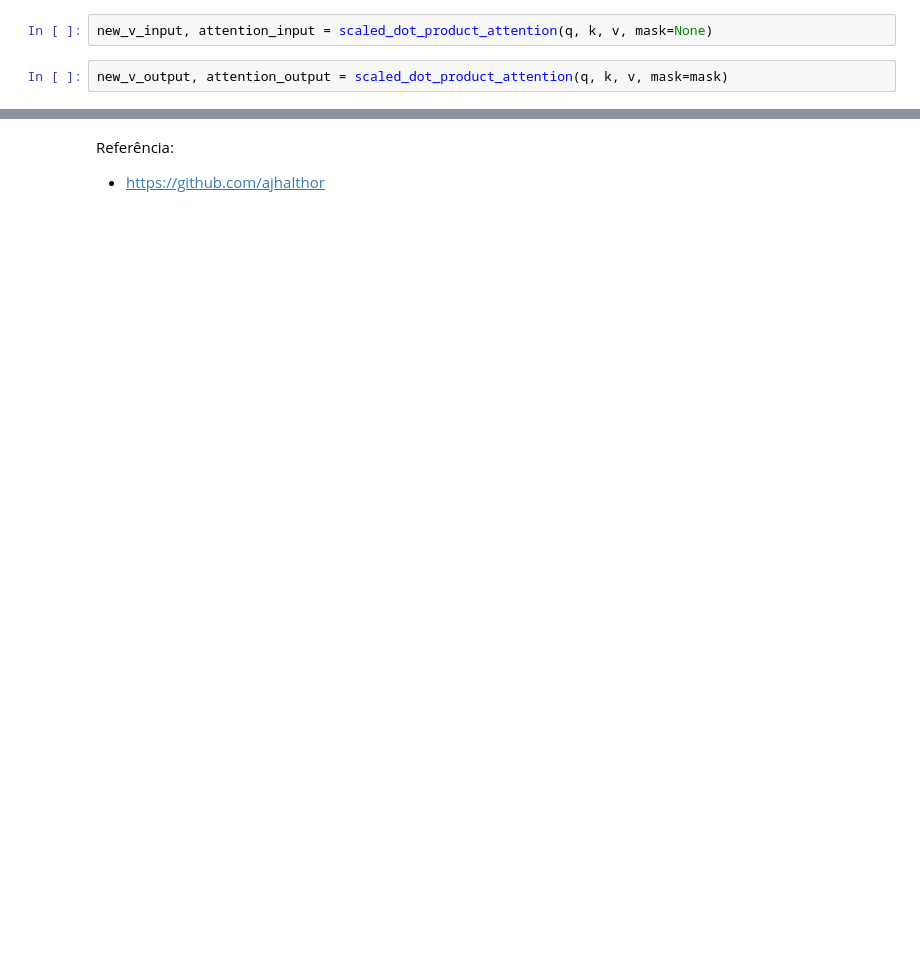
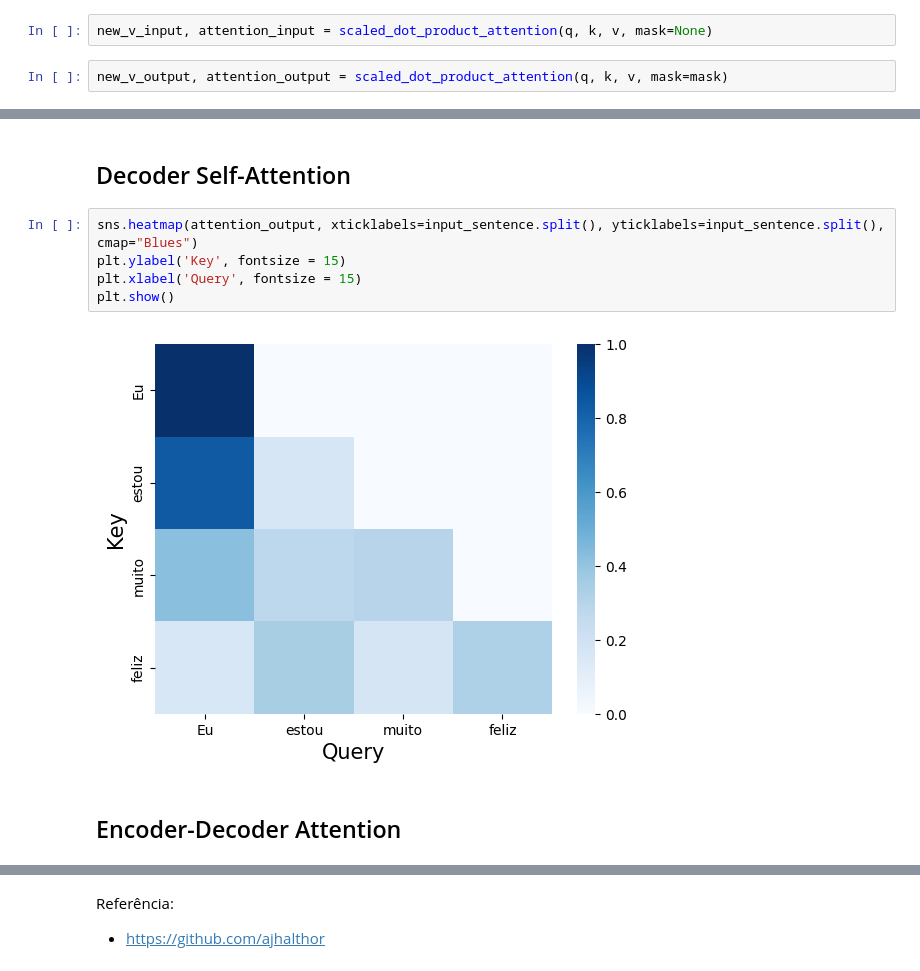
Before and after one commit to leticiafossato/transformers, a Jupyter notebook: self_attention.ipynb, the cells around one changed output, grey strips where cells are left out. Cells and saved outputs as stored; diff of their text form; blank space fills up the shorter version.

```diff
--- a/self_attention.ipynb
+++ b/self_attention.ipynb
@@ -103,0 +112,11 @@ plot_attention_heatmap(attention_output.squeeze(), output_sentence.split(), outp
+# %% [markdown]
+## Decoder Self-Attention
+# %%
+sns.heatmap(attention_output, xticklabels=input_sentence.split(), yticklabels=input_sentence.split(), cmap="Blues")
+plt.ylabel('Key', fontsize = 15)
+plt.xlabel('Query', fontsize = 15)
+plt.show()
+# %% [output]
+[figure, added]
+# %% [markdown]
+## Encoder-Decoder Attention
```
Also changed, not shown: parts of 11 cells of this notebook.
